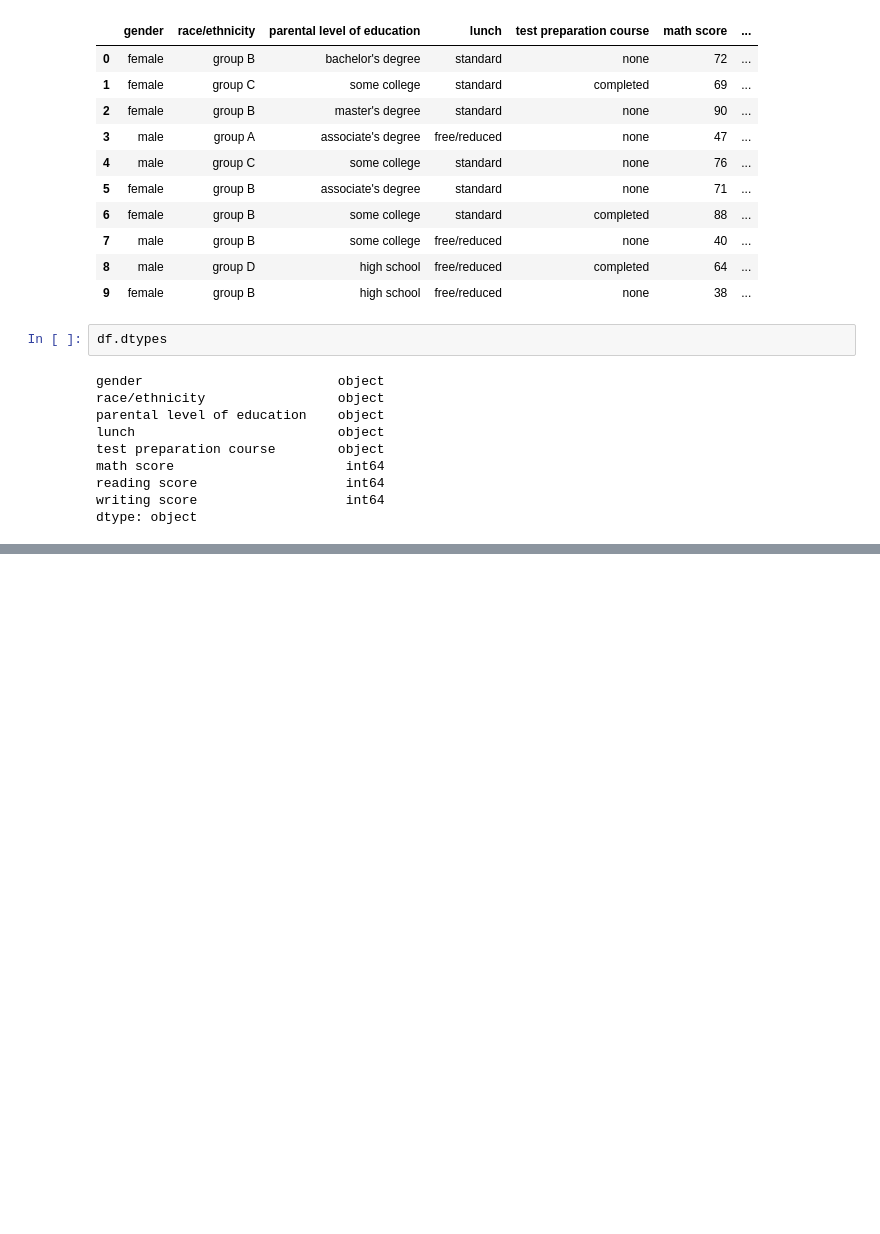
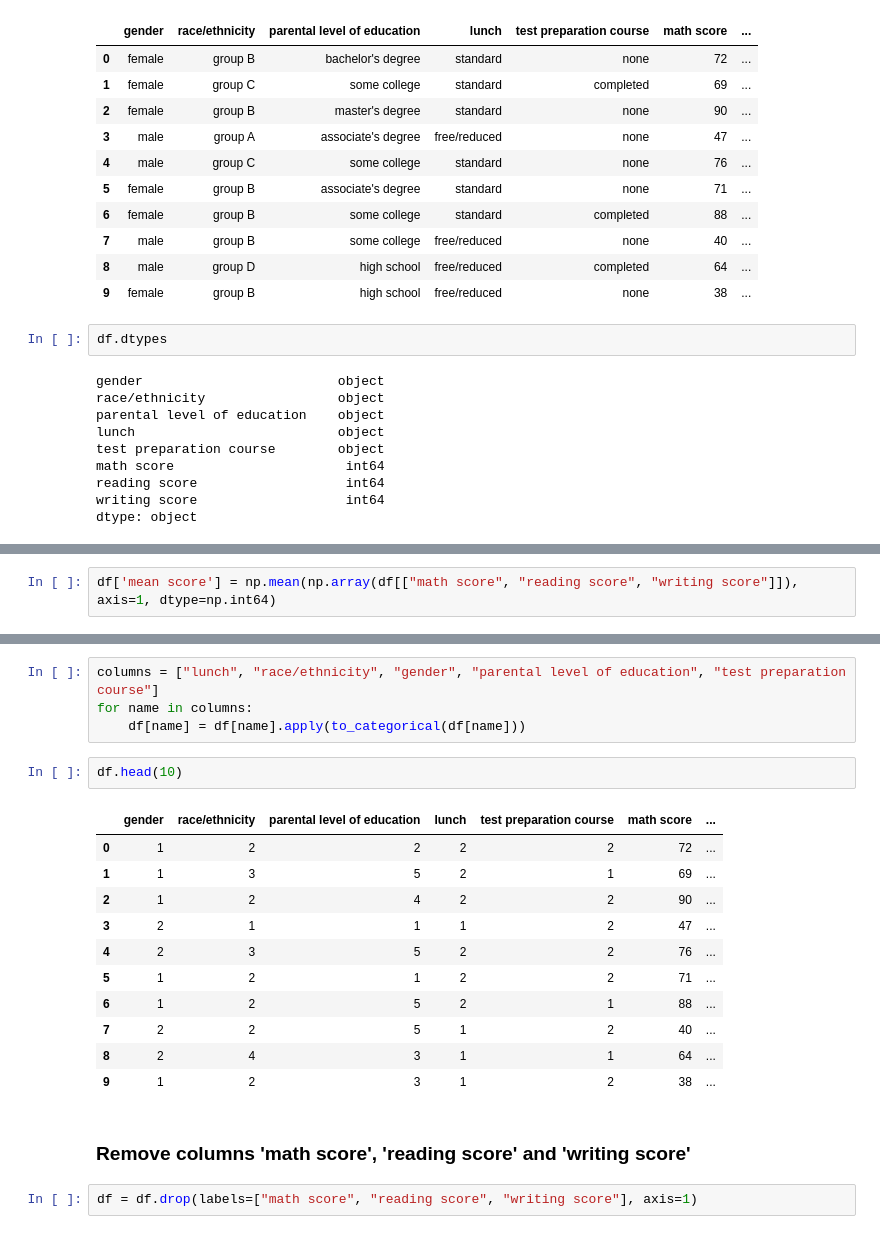
Before and after one commit to luiseduardogfranca/students-perfomance, a Jupyter notebook: Notebook - Python3.ipynb, the cells around one changed output, grey strips where cells are left out. Drawn from its saved outputs; the diff is of its cells as text; blank space fills up the shorter version.

```diff
--- a/Notebook - Python3.ipynb
+++ b/Notebook - Python3.ipynb
@@ -49,0 +46,2 @@ TypeError: tuple indices must be integers or slices, not list
+# %%
+df['mean score'] = np.mean(np.array(df[["math score", "reading score", "writing score"]]), axis=1, dtype=np.int64)
@@ -49,0 +72,22 @@ TypeError: tuple indices must be integers or slices, not list
+# %%
+columns = ["lunch", "race/ethnicity", "gender", "parental level of education", "test preparation course"]
+for name in columns:
+    df[name] = df[name].apply(to_categorical(df[name]))
+# %%
+df.head(10)
+# %% [output]
+|  | gender | race/ethnicity | parental level of education | lunch | test preparation course | math score | ... |
+| 0 | 1 | 2 | 2 | 2 | 2 | 72 | ... |
+| 1 | 1 | 3 | 5 | 2 | 1 | 69 | ... |
+| 2 | 1 | 2 | 4 | 2 | 2 | 90 | ... |
+| 3 | 2 | 1 | 1 | 1 | 2 | 47 | ... |
+| 4 | 2 | 3 | 5 | 2 | 2 | 76 | ... |
+| 5 | 1 | 2 | 1 | 2 | 2 | 71 | ... |
+| 6 | 1 | 2 | 5 | 2 | 1 | 88 | ... |
+| 7 | 2 | 2 | 5 | 1 | 2 | 40 | ... |
+| 8 | 2 | 4 | 3 | 1 | 1 | 64 | ... |
+| 9 | 1 | 2 | 3 | 1 | 2 | 38 | ... |
+# %% [markdown]
+### Remove columns 'math score', 'reading score' and 'writing score'
+# %%
+df = df.drop(labels=["math score", "reading score", "writing score"], axis=1)
```
Also changed, not shown: parts of 11 cells of this notebook, 1 other file.
